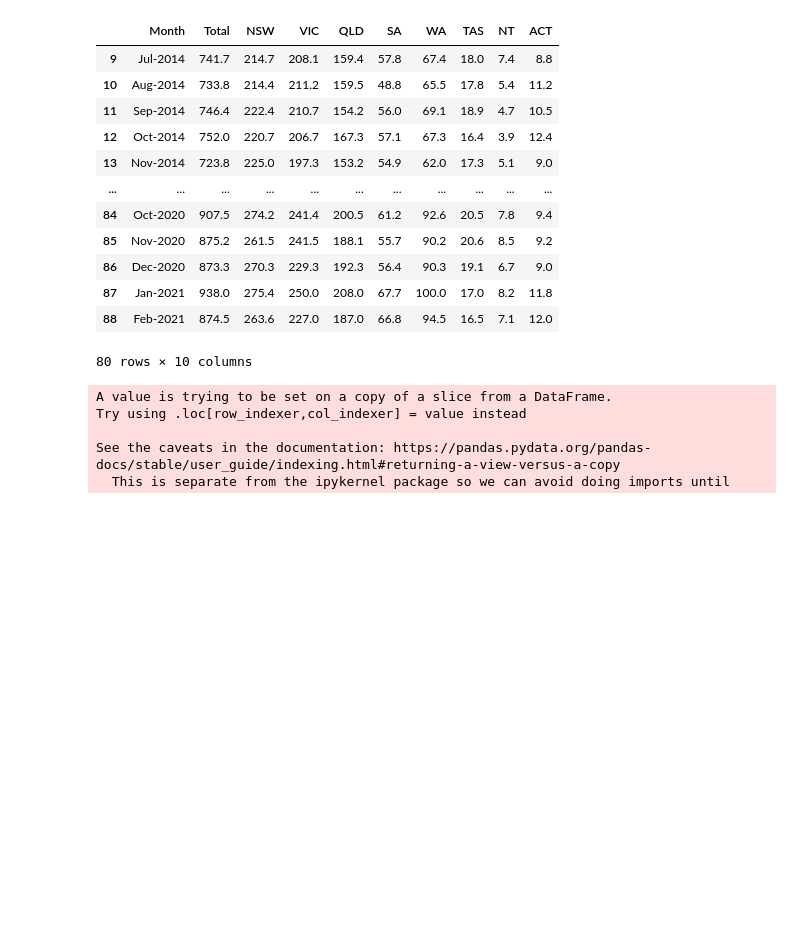
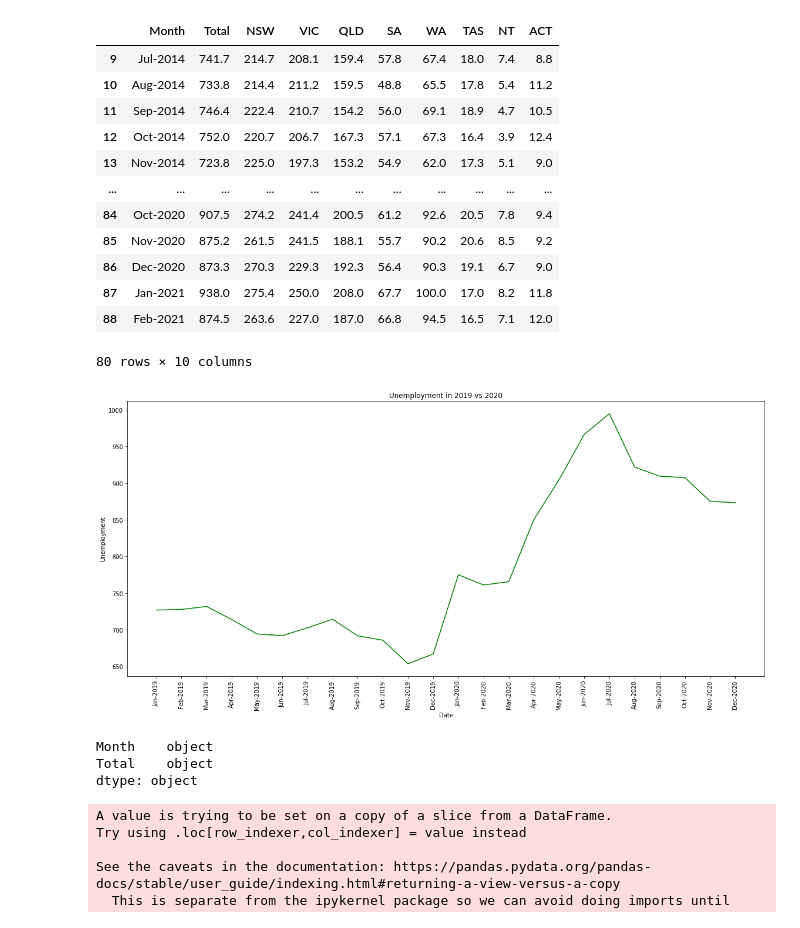
Before and after one commit to xsbaggages/Project_1, a Jupyter notebook: P1_SS.ipynb, the cells around one changed output. Drawn from its saved outputs; the diff is of its cells as text; code cells hidden in the pictures; blank space fills up the shorter version.

Commit message:
2019 and 2020 unemployment added

```diff
--- a/P1_SS.ipynb
+++ b/P1_SS.ipynb
@@ -110,6 +110,39 @@ unemployed_df
 | 87 | Jan-2021 | 938.0 | 275.4 | 250.0 | 208.0 | 67.7 | 100.0 | 17.0 | 8.2 | 11.8 |
 | 88 | Feb-2021 | 874.5 | 263.6 | 227.0 | 187.0 | 66.8 | 94.5 | 16.5 | 7.1 | 12.0 |
 80 rows × 10 columns
+# %%
+# Create a dataframe to compare 2019 and 2020 unemployment
+
+unemployedcompare_df = unemployed_df.loc[unemployed_df['Month'].str[-4:]>'2018']
+unemployedcompare_df = unemployedcompare_df.loc[unemployed_df['Month'].str[-4:]<'2021']
+
+# filter dataframe for total
+unemployedcompare_filtered = unemployedcompare_df.filter(items=["Month", "Total"])
+unemployedcompare_filtered
+
+unemploy_date = unemployedcompare_filtered["Month"]
+unemploy_total = unemployedcompare_filtered["Total"].astype(float)
+
+plt.figure(figsize=(16, 8))
+
+plt.plot(unemploy_date, unemploy_total, color='green')
+
+plt.title("Unemployment in 2019 vs 2020")
+plt.xlabel("Date")
+plt.ylabel("Unemployment")
+plt.xticks(rotation = 90)
+
+plt.tight_layout()
+
+plt.savefig('Outputs/Unemployment in 2019 vs 2020')
+# %% [output]
+[figure, added]
+# %%
+unemployedcompare_filtered.dtypes
+# %% [output]
+Month    object
+Total    object
+dtype: object
 # %%
 #Create unemployed2020_df DataFrame by filtering unemployed_df for 2020 data
 unemployed2020_df = unemployed_df.loc[unemployed_df['Month'].str[-4:]=='2020']
```
Also changed, not shown: parts of 17 cells of this notebook, 2 other files.
